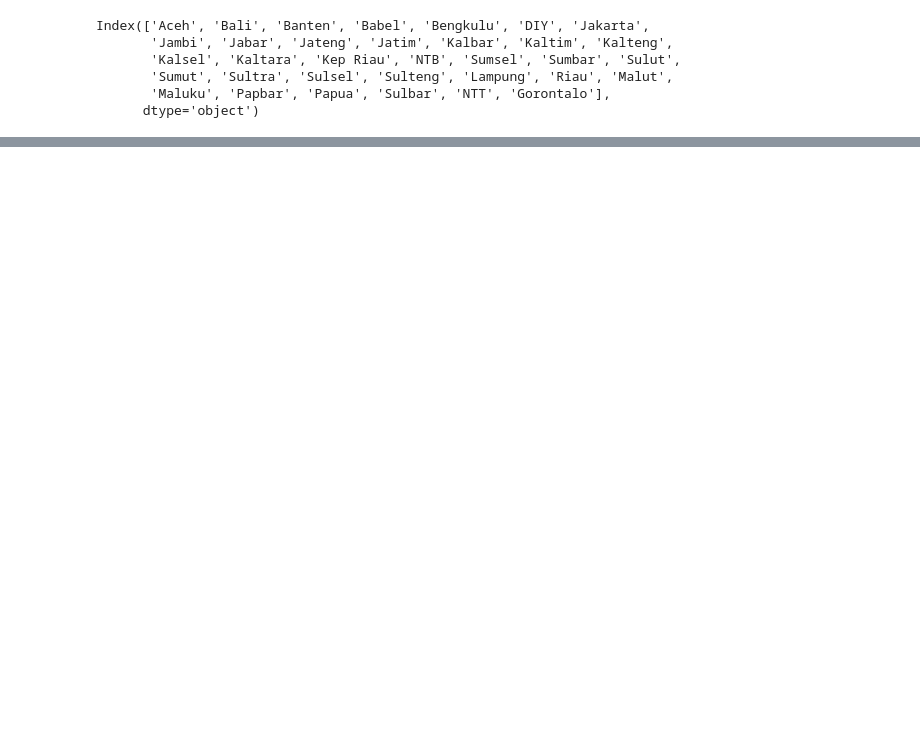
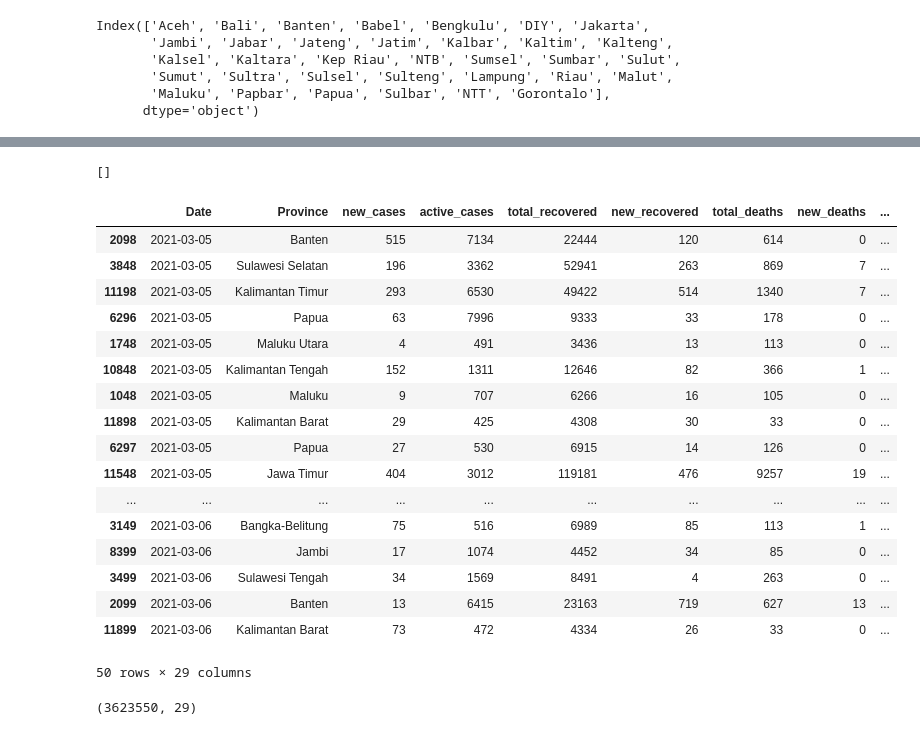
Before and after one commit to Svensone/bali-covid-app, a Jupyter notebook: data/transformKawalData.ipynb, the cells around one changed output, grey strips where cells are left out. Saved outputs shown, nothing was run; the diff lists cells and outputs as text; code cells hidden in the pictures; blank space fills up the shorter version.

```diff
--- a/data/transformKawalData.ipynb
+++ b/data/transformKawalData.ipynb
@@ -200,0 +262,14 @@ df_total.head()
+# %%
+# get old indo province dataset
+
+df_old = pd.read_csv('indo_province_data.csv')
+# df_old.tail()
+# %%
+# use only selected columns
+cols = ['Location', 'Location Level', 'City or Regency', 'Country', 'Continent',
+       'Island', 'Time Zone', 'Special Status', 'Total Regencies',
+       'Total Cities', 'Total Districts', 'Total Urban Villages',
+       'Total Rural Villages', 'Area (km2)', 'Population',
+       'Population Density', 'Longitude', 'Latitude', 'Name_EN','id']
+df_old_small = df_old[cols]
+df_old_small.head()
@@ -200,0 +291,3 @@ df_total.head()
+# %%
+df_old_small2 =df_old_small.drop_duplicates(subset='Location')
+df_old_small2.shape
@@ -200,0 +309,36 @@ df_total.head()
+# %%
+# check if matching Province Names
+old_list = df_old_small.Location.unique()
+new_list = df_total.Province.unique()
+print(list(set(new_list) - set(old_list)))
+# %% [output]
+[]
+# %%
+# add missing columns to new indo_province dataset
+df_complete = pd.merge(df_total, df_old_small2, left_on='Province', right_on='Location')
+# %%
+df_complete =df_complete.sort_values(by='Date')
+df_complete.tail(50)
+# %% [output]
+|  | Date | Province | new_cases | active_cases | total_recovered | new_recovered | total_deaths | new_deaths | ... |
+| 2098 | 2021-03-05 | Banten | 515 | 7134 | 22444 | 120 | 614 | 0 | ... |
+| 3848 | 2021-03-05 | Sulawesi Selatan | 196 | 3362 | 52941 | 263 | 869 | 7 | ... |
+| 11198 | 2021-03-05 | Kalimantan Timur | 293 | 6530 | 49422 | 514 | 1340 | 7 | ... |
+| 6296 | 2021-03-05 | Papua | 63 | 7996 | 9333 | 33 | 178 | 0 | ... |
+| 1748 | 2021-03-05 | Maluku Utara | 4 | 491 | 3436 | 13 | 113 | 0 | ... |
+| 10848 | 2021-03-05 | Kalimantan Tengah | 152 | 1311 | 12646 | 82 | 366 | 1 | ... |
+| 1048 | 2021-03-05 | Maluku | 9 | 707 | 6266 | 16 | 105 | 0 | ... |
+| 11898 | 2021-03-05 | Kalimantan Barat | 29 | 425 | 4308 | 30 | 33 | 0 | ... |
+| 6297 | 2021-03-05 | Papua | 27 | 530 | 6915 | 14 | 126 | 0 | ... |
+| 11548 | 2021-03-05 | Jawa Timur | 404 | 3012 | 119181 | 476 | 9257 | 19 | ... |
+| ... | ... | ... | ... | ... | ... | ... | ... | ... | ... |
+| 3149 | 2021-03-06 | Bangka-Belitung | 75 | 516 | 6989 | 85 | 113 | 1 | ... |
+| 8399 | 2021-03-06 | Jambi | 17 | 1074 | 4452 | 34 | 85 | 0 | ... |
+| 3499 | 2021-03-06 | Sulawesi Tengah | 34 | 1569 | 8491 | 4 | 263 | 0 | ... |
+| 2099 | 2021-03-06 | Banten | 13 | 6415 | 23163 | 719 | 627 | 13 | ... |
+| 11899 | 2021-03-06 | Kalimantan Barat | 73 | 472 | 4334 | 26 | 33 | 0 | ... |
+50 rows × 29 columns
+# %%
+df_complete2.shape
+# %% [output]
+(3623550, 29)
```
Also changed, not shown: parts of 21 cells of this notebook, 4 other files.
